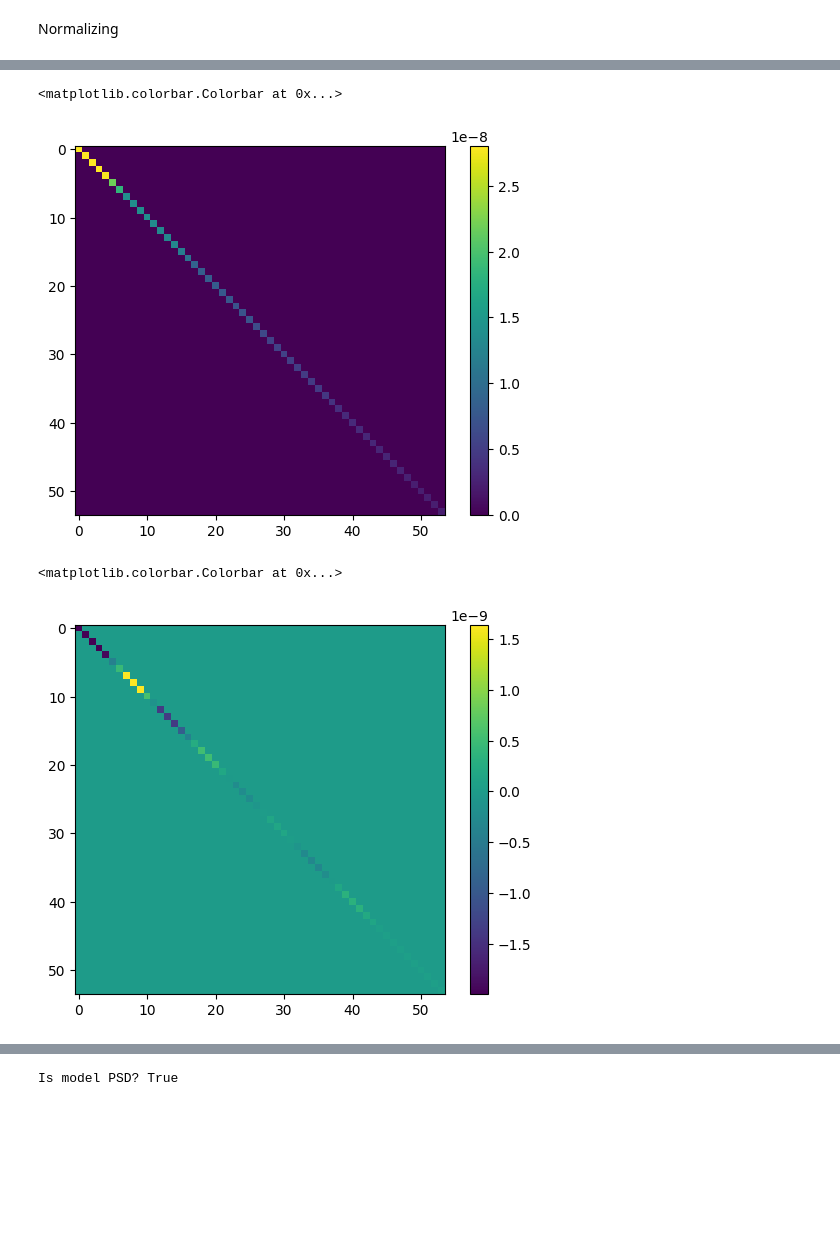
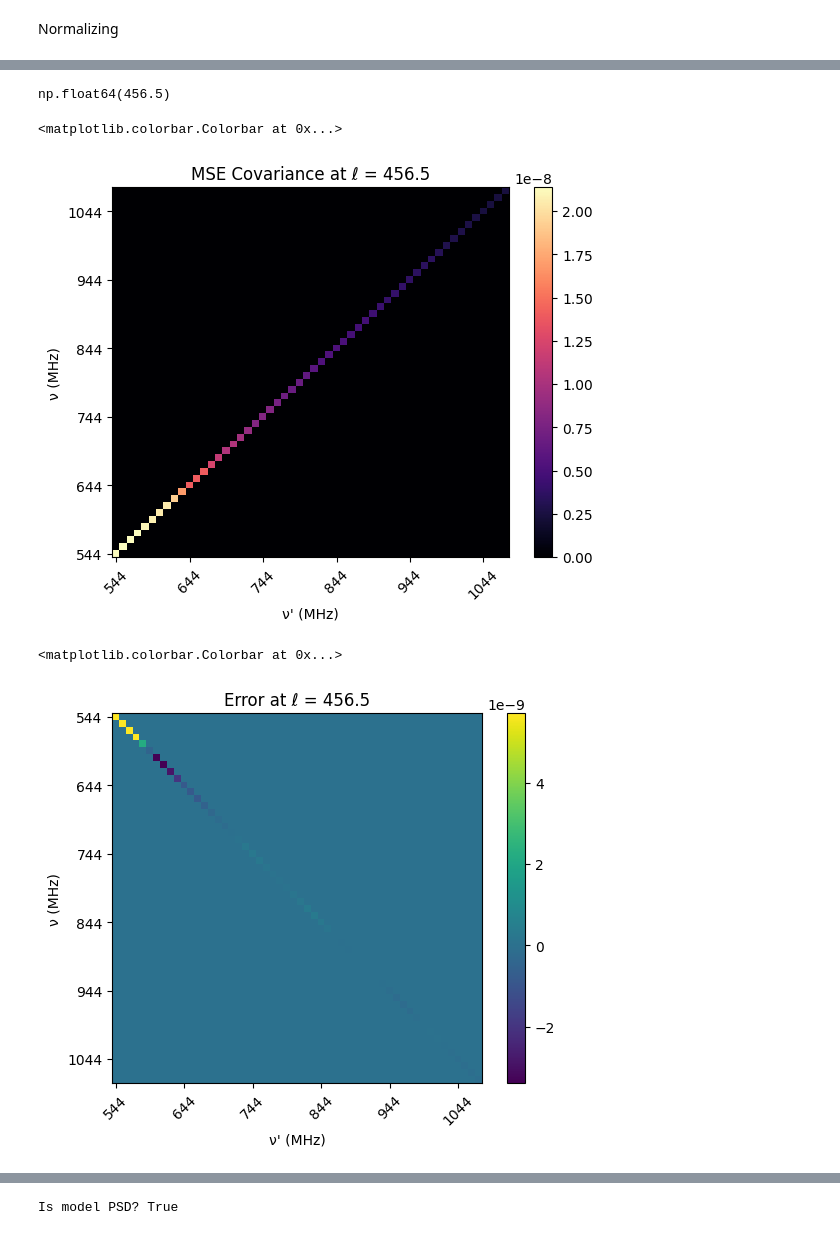
Before and after one commit to urwa99/MASS_Thesis, a Jupyter notebook: HI/SMICA_HI5.ipynb, the cells around one changed output, grey strips where cells are left out. Cells and saved outputs as stored; diff of their text form; code cells hidden in the pictures; blank space fills up the shorter version.

Commit message:
fixed plots

```diff
--- a/HI/SMICA_HI5.ipynb
+++ b/HI/SMICA_HI5.ipynb
@@ -81,7 +81,7 @@ def diagonalize_matrices(cl, nfreqs):
 hi_d= diagonalize_matrices(hi_binned, nfreqs)
 #print(hi_d[10])
 # %%
-bins=10
+bins=12
 # %%
 def build_trapezoidal_basis(freqs, bin, top_width=0.5):
     """
@@ -236,5 +241,5 @@ Bin toy model
 C_fit_full = np.zeros((lmax+1, nfreqs, nfreqs))
 C_fit_full[2:, :, :] = C_fit  # insert your toy model starting at l=2
 
-leff, n_bins, C_fit_binned = bin_spectra(C_fit_full, 10, lmax=lmax)
+leff, n_bins, C_fit_binned = bin_spectra(C_fit_full, 10)
 # %%
@@ -336,5 +347,5 @@ pprint(res1)
 # %%
-f=15
+f=45
 # %%
 a_new = a_opt1.reshape((P+1, Q+1))
 C_new = np.zeros((nell, nfreqs))
@@ -365,13 +394,44 @@ plt.colorbar()
+# %%
+leff[45]
+# %% [output]
+np.float64(456.5)
 # %%
-plt.imshow(C_mse[l])
+plt.imshow(C_mse[l], origin='lower', cmap='magma', aspect='auto')
+
+plt.title(f"MSE Covariance at ℓ = {leff[l]}")
+plt.xlabel("ν' (MHz)")
+plt.ylabel("ν (MHz)")
+step = 10
+xticks = np.arange(0, nfreqs - 1, step)
+yticks = xticks
+
+# Labels for spaced ticks
+xtick_labels = [f"{freqs[i]}" for i in xticks]
+ytick_labels = xtick_labels.copy()
+
+plt.xticks(ticks=xticks, labels=xtick_labels, rotation=45)
+plt.yticks(ticks=yticks, labels=ytick_labels)
 plt.colorbar()
 # %% [output]
 <matplotlib.colorbar.Colorbar at 0x...>
-[figure, old version]
+[figure, new version]
 # %%
 plt.imshow((C_fit_binned[l]-C_mse[l])) #/np.linalg.norm(C_fit_binned)
+plt.title(f"Error at ℓ = {leff[l]}")
+plt.xlabel("ν' (MHz)")
+plt.ylabel("ν (MHz)")
+step = 10
+xticks = np.arange(0, nfreqs - 1, step)
+yticks = xticks
+
+# Labels for spaced ticks
+xtick_labels = [f"{freqs[i]}" for i in xticks]
+ytick_labels = xtick_labels.copy()
+
+plt.xticks(ticks=xticks, labels=xtick_labels, rotation=45)
+plt.yticks(ticks=yticks, labels=ytick_labels)
 plt.colorbar()
 # %% [output]
 <matplotlib.colorbar.Colorbar at 0x...>
-[figure, old version]
+[figure, new version]
 # %%
```
Also changed, not shown: parts of 22 cells of this notebook, 1 other file.
